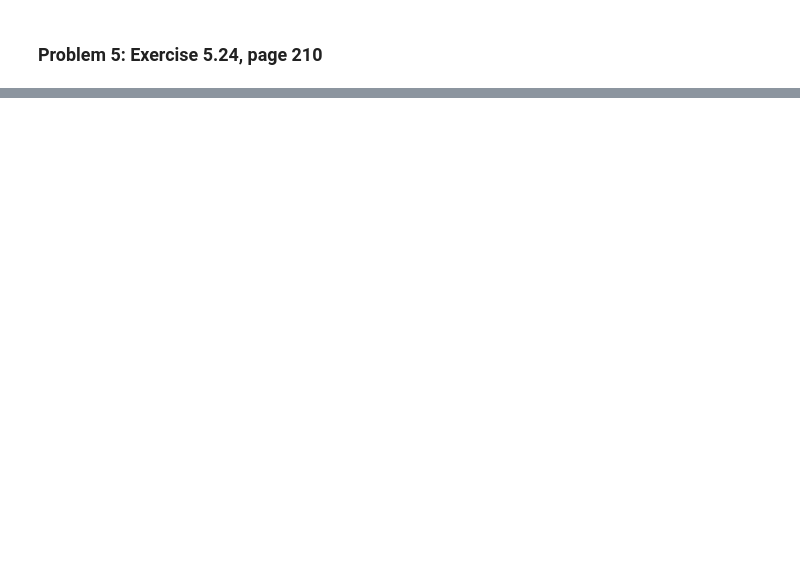
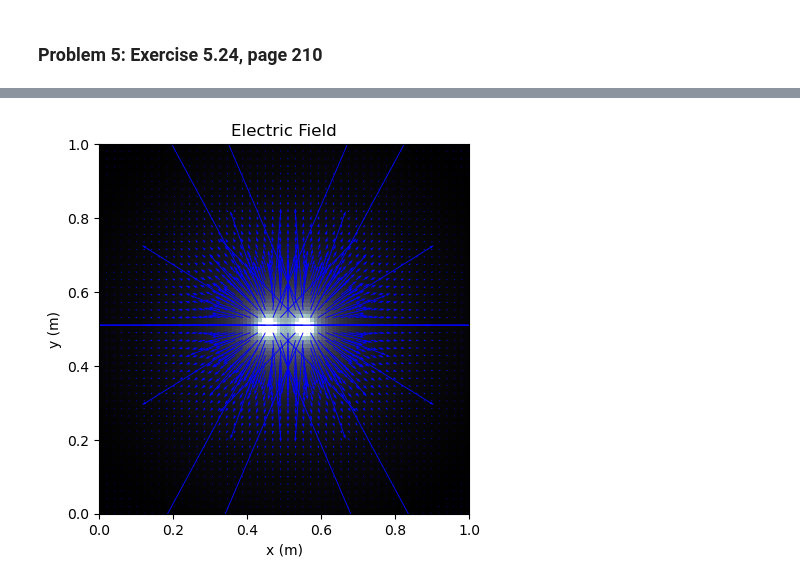
Before and after one commit to LDeGroot-Wooster/CompPhys26, a Jupyter notebook: General/Homework05_KristenTownsend.ipynb, the cells around one changed output, grey strips where cells are left out. Cells and saved outputs as stored; diff of their text form; code cells hidden in the pictures; blank space fills up the shorter version.

```diff
--- a/General/Homework05_KristenTownsend.ipynb
+++ b/General/Homework05_KristenTownsend.ipynb
@@ -105,2 +384,65 @@ Applied Gaussian quadrature
+# %%
+# part b
+
+# electric potential with respect to x and y
+def elec_pot_xy(x, y, q):
+    permit = 8.854187e-12 # permittivity of free space
+
+    # two points!
+    r1 = max(math.sqrt((x-x1)**2 + (y-y1)**2), 1e-12) # avoids division by zero
+    r2 = max(math.sqrt((x-x2)**2 + (y-y2)**2), 1e-12)
+
+    return q / (4 * math.pi * permit * r1) + q / (4 * math.pi * permit * r2)
+
+
+points = 50 # number of grid points along each side
+spacing = side/points #spacing of points
+
+
+# make a arrays to store values
+Ex = np.zeros([points,points]) # x-partial
+Ey = np.zeros([points,points]) # y-partial
+
+h = 1e-8
+
+# calculate the values in the arrays
+for i in range(points):
+    y = spacing * i
+
+    for j in range(points):
+        x = spacing * j
+
+        # derivative with respect to x
+        pot_xplus = elec_pot_xy(x+h/2, y, charge)
+        pot_xminus = elec_pot_xy(x-h/2, y, charge)
+        # applying central difference
+        dpsidx = (pot_xplus - pot_xminus) / h
+
+        # derivative with respect to x
+        pot_yplus = elec_pot_xy(x, y+h/2, charge)
+        pot_yminus = elec_pot_xy(x, y-h/2, charge)
+        # applying central difference
+        dpsidy = (pot_yplus - pot_yminus) / h
+
+        # applying electric field equation makes the deriv's negative
+        Ex[i,j] = -dpsidx
+        Ey[i,j] = -dpsidy
+
+# stack the potentials underneath so it's more obvious
+plt.imshow(potential, origin="lower", extent=[0,side,0,side], vmax=5e11) # extent 'scales' it
+plt.bone()
+
+# using the quiver function, as mentioned in the book
+# need a 2D grid of points for this to work
+X, Y = np.meshgrid(np.linspace(0, side, points), np.linspace(0, side, points))
+
+plt.quiver(X, Y, Ex, Ey, scale=2e13, color="blue") # scale is necessary for anything interesting
+plt.title("Electric Field")
+plt.xlabel("x (m)")
+plt.ylabel("y (m)")
+
+plt.show()
+# %% [output]
+[figure, added]
 # %% [markdown]
 #### Explanation:
```
Also changed, not shown: parts of 15 cells of this notebook.
